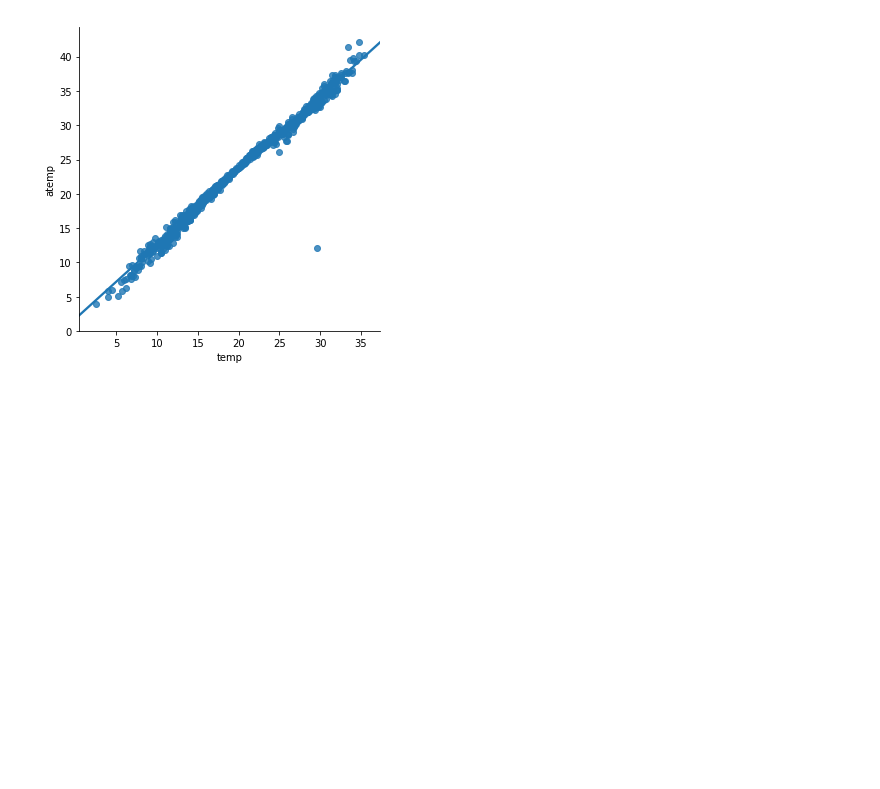
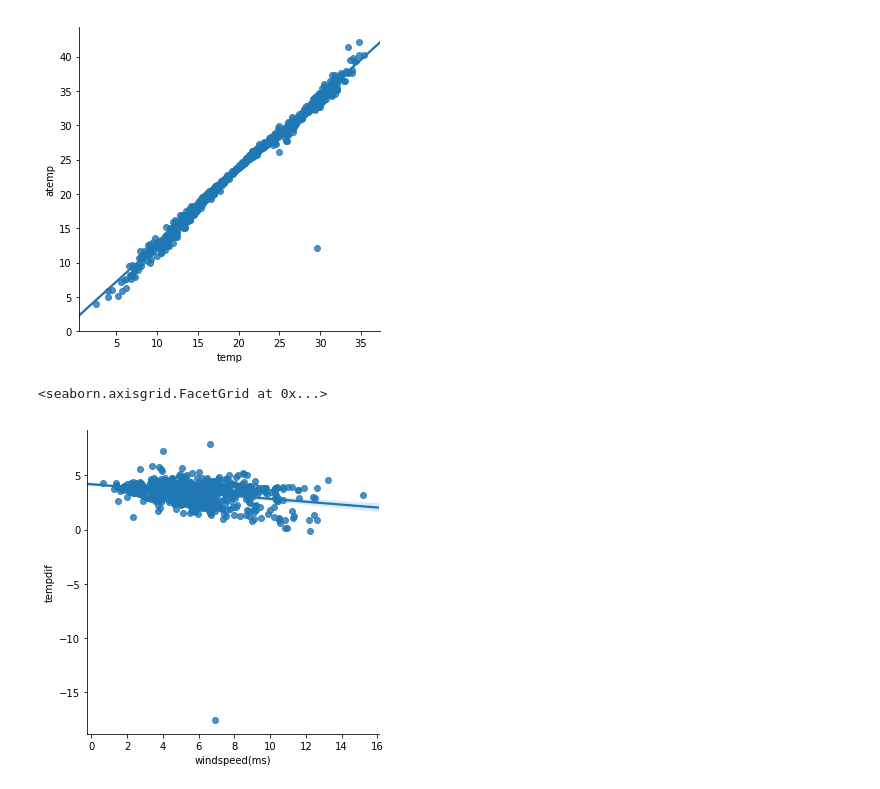
Before and after one commit to bewrrrie/7bits_ml_homework, a Jupyter notebook: 2017-fall/03-01-visualisation-homework.ipynb, the cells around one changed output. Cells and saved outputs as stored; diff of their text form; code cells hidden in the pictures; blank space fills up the shorter version.

```diff
--- a/2017-fall/03-01-visualisation-homework.ipynb
+++ b/2017-fall/03-01-visualisation-homework.ipynb
@@ -261,3 +263,10 @@ sns.lmplot(x='temp', y='atemp', data=df)
 # %% [output]
 <seaborn.axisgrid.FacetGrid at 0x...>
 [figure]
+# %%
+df['tempdif'] = df['atemp'] - df['temp']
+
+sns.lmplot(x='windspeed(ms)', y='tempdif', data=df)
+# %% [output]
+<seaborn.axisgrid.FacetGrid at 0x...>
+[figure, added]
```
Also changed, not shown: parts of 5 cells of this notebook.
